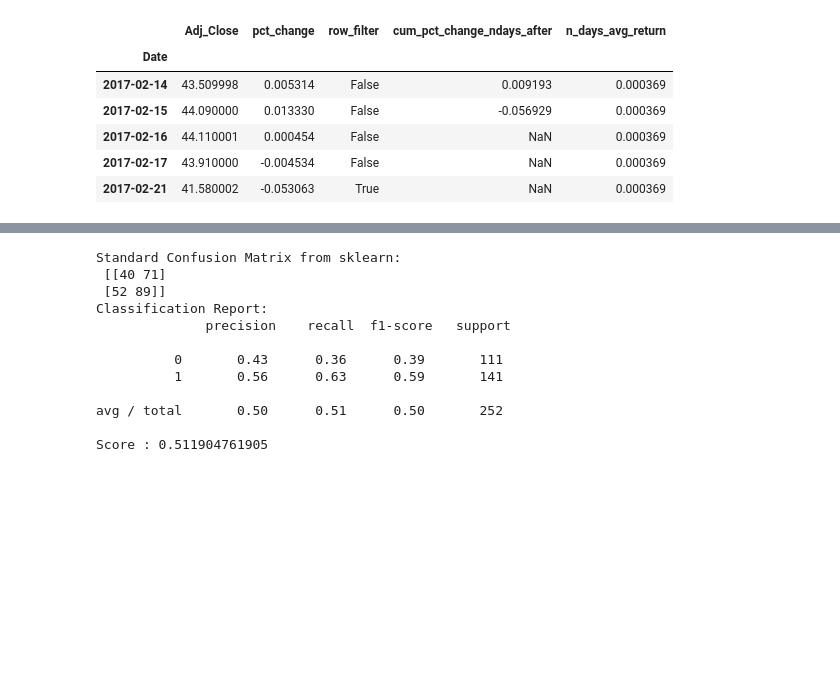
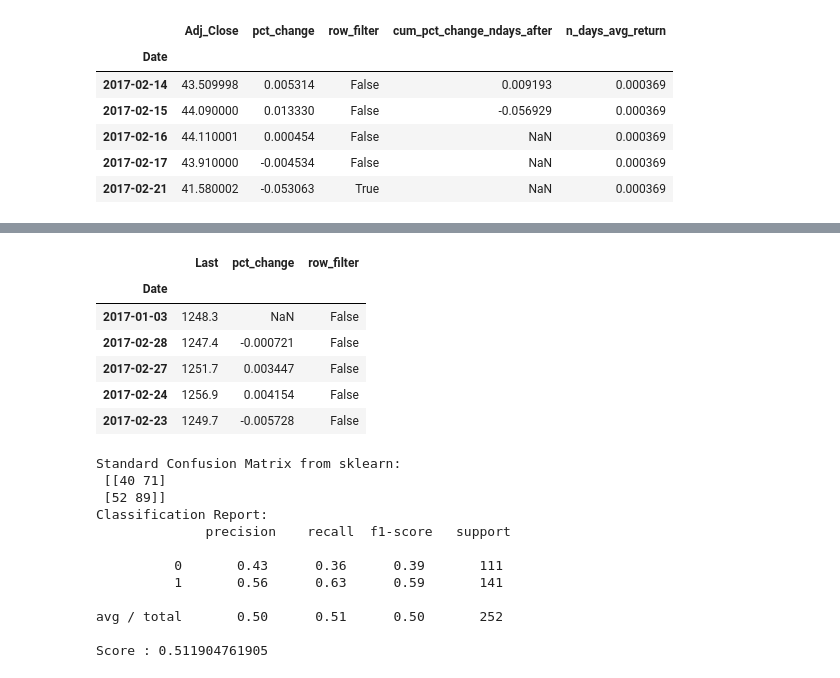
Before and after one commit to kuatroka/ISLR, a Jupyter notebook: SA - ISLR book chapter 5.ipynb, the cells around one changed output, grey strips where cells are left out. Saved outputs shown, nothing was run; the diff lists cells and outputs as text; code cells hidden in the pictures; blank space fills up the shorter version.

```diff
--- a/SA - ISLR book chapter 5.ipynb
+++ b/SA - ISLR book chapter 5.ipynb
@@ -191,3 +261,13 @@ gspc2.tail()
+# %%
+gspc2.head()
+# %% [output]
+|  | Last | pct_change | row_filter |
+| Date |  |  |  |
+| 2017-01-03 | 1248.3 | NaN | False |
+| 2017-02-28 | 1247.4 | -0.000721 | False |
+| 2017-02-27 | 1251.7 | 0.003447 | False |
+| 2017-02-24 | 1256.9 | 0.004154 | False |
+| 2017-02-23 | 1249.7 | -0.005728 | False |
 # %%
 smarket = pd.read_csv('Smarket.csv', usecols=range(1,10), index_col=0, parse_dates=True)
 smarket['year'] = smarket.index.to_datetime().year
```
Also changed, not shown: parts of 4 cells of this notebook, 1 other file.
